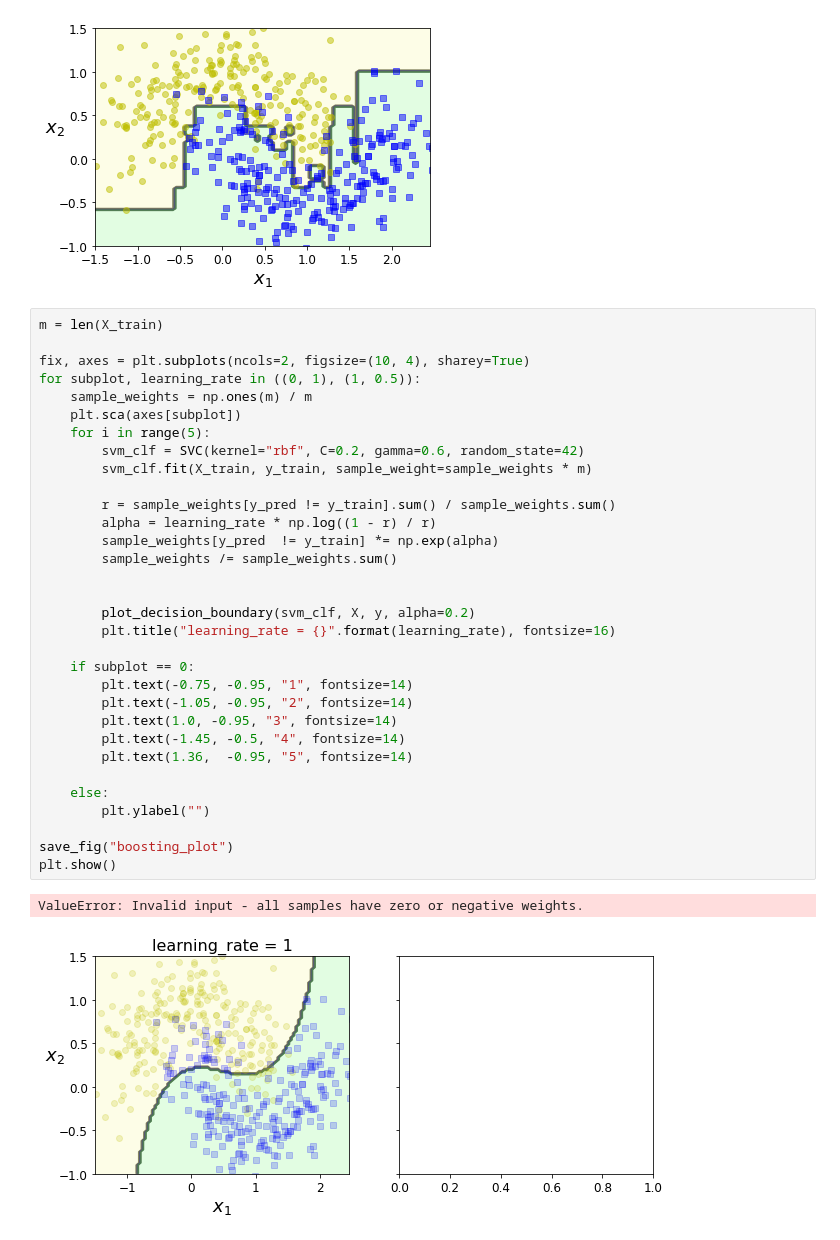
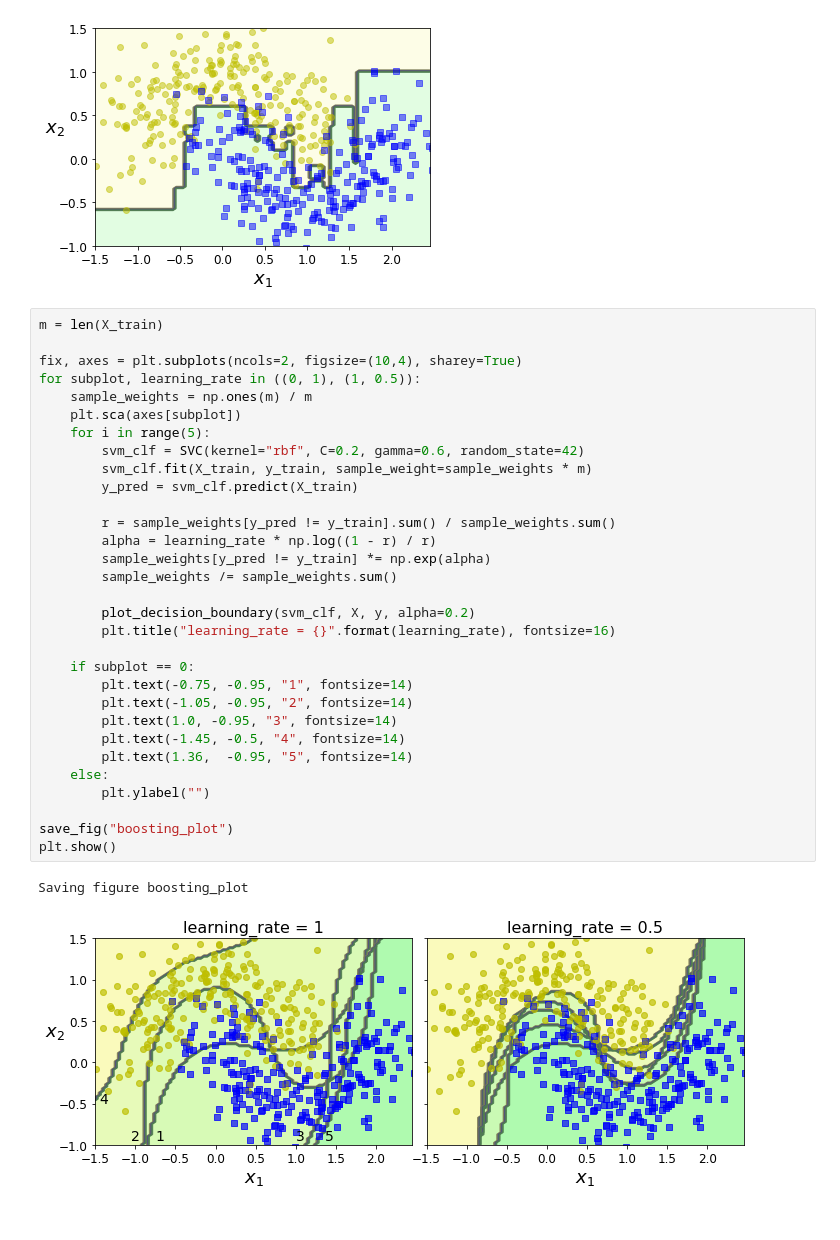
Before and after one commit to Aman-137/Ensemble-Learning-and-Random-Forests, a Jupyter notebook: ensemble_learning_&_Random_forests.ipynb, the cells around one changed output. Cells and saved outputs as stored; diff of their text form.

```diff
--- a/ensemble_learning_&_Random_forests.ipynb
+++ b/ensemble_learning_&_Random_forests.ipynb
@@ -318,35 +318,34 @@ plot_decision_boundary(ada_clf, X, y)
 # %%
 m = len(X_train)
 
-fix, axes = plt.subplots(ncols=2, figsize=(10, 4), sharey=True)
+fix, axes = plt.subplots(ncols=2, figsize=(10,4), sharey=True)
 for subplot, learning_rate in ((0, 1), (1, 0.5)):
     sample_weights = np.ones(m) / m
     plt.sca(axes[subplot])
     for i in range(5):
         svm_clf = SVC(kernel="rbf", C=0.2, gamma=0.6, random_state=42)
         svm_clf.fit(X_train, y_train, sample_weight=sample_weights * m)
+        y_pred = svm_clf.predict(X_train)
 
         r = sample_weights[y_pred != y_train].sum() / sample_weights.sum()
         alpha = learning_rate * np.log((1 - r) / r)
-        sample_weights[y_pred  != y_train] *= np.exp(alpha)
+        sample_weights[y_pred != y_train] *= np.exp(alpha)
         sample_weights /= sample_weights.sum()
-
 
         plot_decision_boundary(svm_clf, X, y, alpha=0.2)
         plt.title("learning_rate = {}".format(learning_rate), fontsize=16)
 
     if subplot == 0:
         plt.text(-0.75, -0.95, "1", fontsize=14)
         plt.text(-1.05, -0.95, "2", fontsize=14)
         plt.text(1.0, -0.95, "3", fontsize=14)
         plt.text(-1.45, -0.5, "4", fontsize=14)
         plt.text(1.36,  -0.95, "5", fontsize=14)
-
     else:
         plt.ylabel("")
 
 save_fig("boosting_plot")
 plt.show()
 # %% [output]
-ValueError: Invalid input - all samples have zero or negative weights.
+Saving figure boosting_plot
-[figure, old version]
+[figure, new version]
```
Also changed, not shown: parts of 1 cell of this notebook.
